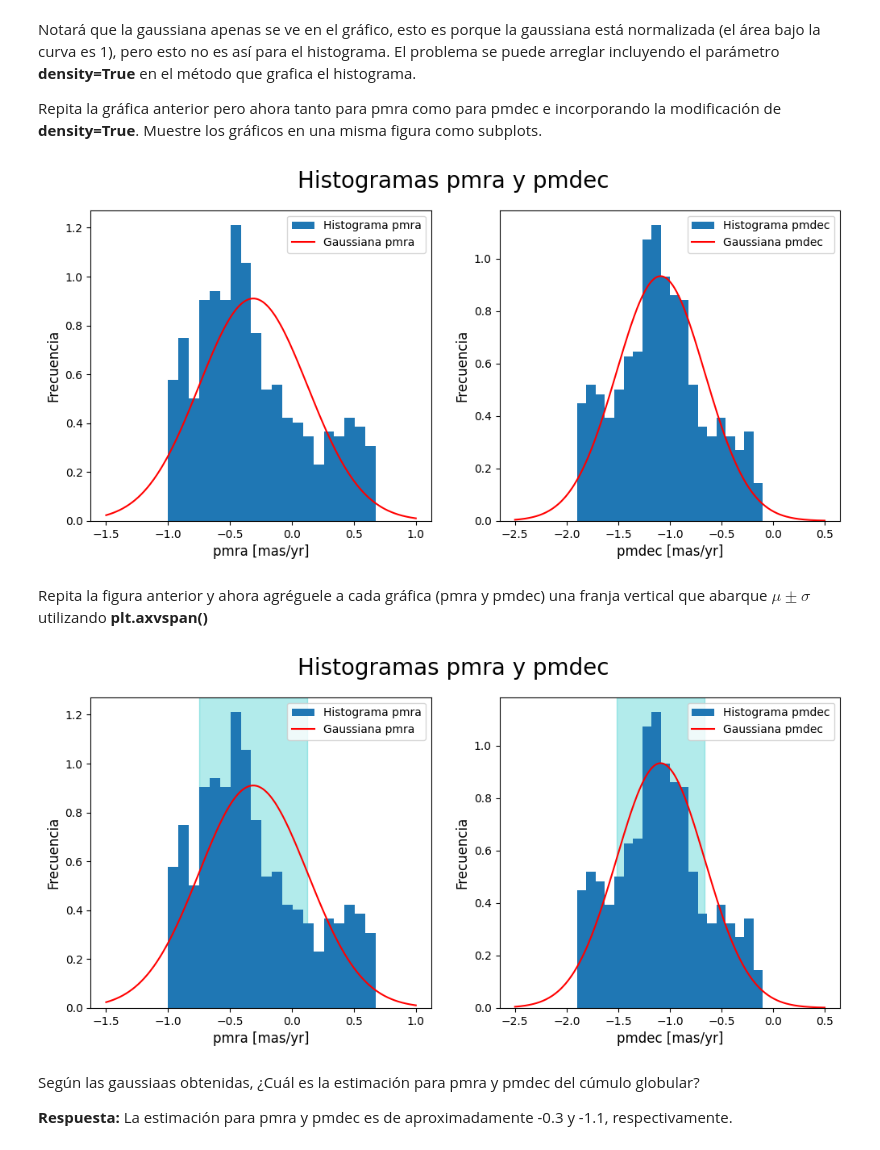
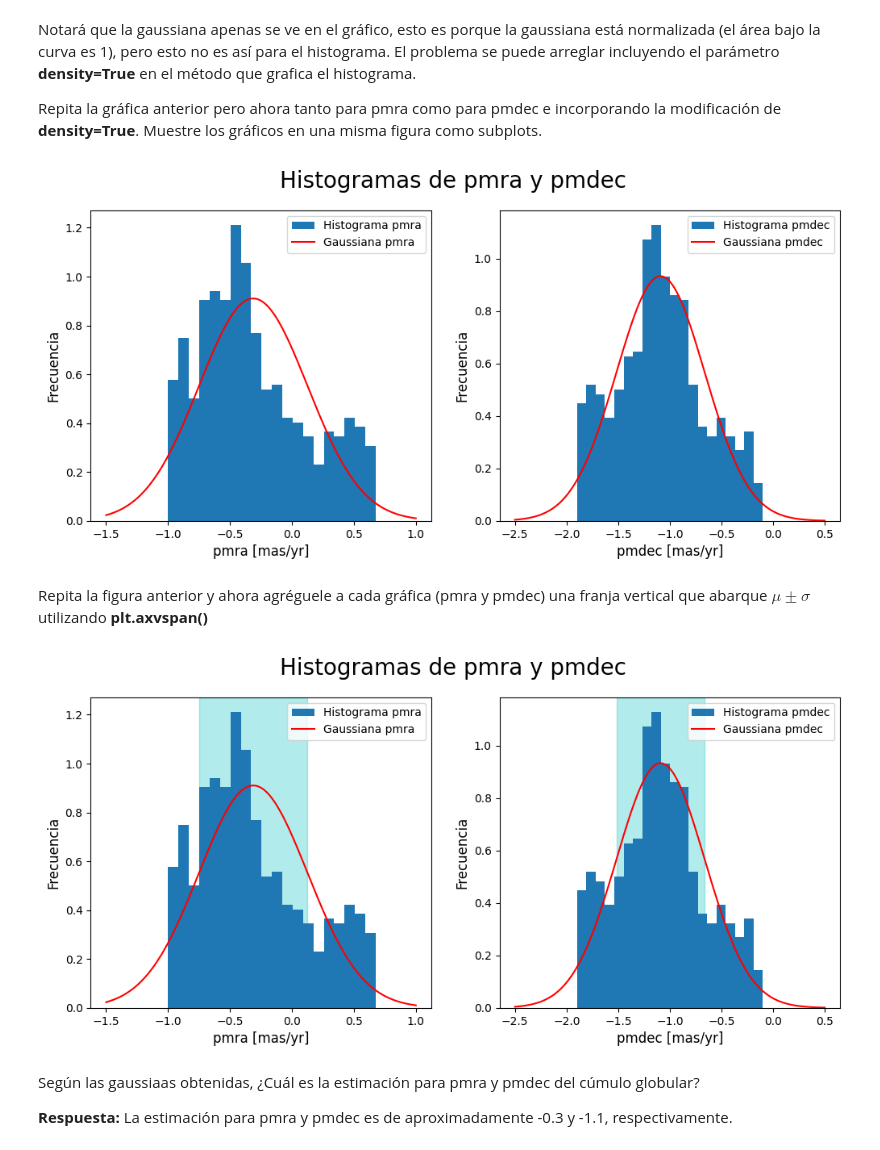
Before and after one commit to Vlxn761/Tarea-2, a Jupyter notebook: Tarea2.ipynb, the cells around one changed output. Saved outputs shown, nothing was run; the diff lists cells and outputs as text; code cells hidden in the pictures.

```diff
--- a/Tarea2.ipynb
+++ b/Tarea2.ipynb
@@ -160,34 +160,34 @@ Repita la gráfica anterior pero ahora tanto para pmra como para pmdec e incorpo
 # %%
 # Mostramos los gráficos en una misma figura
 fig = plt.figure(figsize=(12, 5))
-fig.suptitle("Histogramas pmra y pmdec",fontsize=20)
+fig.suptitle("Histogramas de pmra y pmdec",fontsize=20)
 
 # Gráfico pmra
 plt.subplot(1, 2, 1)    # posición (0,0) de la grilla
 plt.hist(pmra, bins=20, density=True, label="Histograma pmra")
 plt.plot(x_pmra, fx_pmra, color="r", label="Gaussiana pmra")
 plt.xlabel("pmra [mas/yr]", fontsize=12)
 plt.ylabel("Frecuencia", fontsize=12)
 plt.legend()
 
 # Gráfico pmdec
 plt.subplot(1, 2, 2)    # posición (1,0) de la grilla
 plt.hist(pmdec, bins=20, density=True, label="Histograma pmdec")
 plt.plot(x_pmdec, fx_pmdec, color="r", label="Gaussiana pmdec")
 plt.xlabel("pmdec [mas/yr]", fontsize=12)
 plt.ylabel("Frecuencia", fontsize=12)
 plt.legend()
 
 
 plt.show()
 # %% [output]
-[figure, old version]
+[figure, new version]
 # %% [markdown]
 Repita la figura anterior y ahora agréguele a cada gráfica (pmra y pmdec) una franja vertical que abarque $\mu \pm \sigma$ utilizando **plt.axvspan()**
 # %%
 # Mostramos los gráficos en una misma figura
 fig = plt.figure(figsize=(12, 5))
-fig.suptitle("Histogramas pmra y pmdec",fontsize=20)
+fig.suptitle("Histogramas de pmra y pmdec",fontsize=20)
 
 # Gráfico pmra
 plt.subplot(1, 2, 1)    # posición (0,0) de la grilla
@@ -214,7 +214,7 @@ plt.legend()
 
 plt.show()
 # %% [output]
-[figure, old version]
+[figure, new version]
 # %% [markdown]
 Según las gaussiaas obtenidas, ¿Cuál es la estimación para pmra y pmdec del cúmulo globular?
 
```
Also changed, not shown: parts of 21 cells of this notebook.
